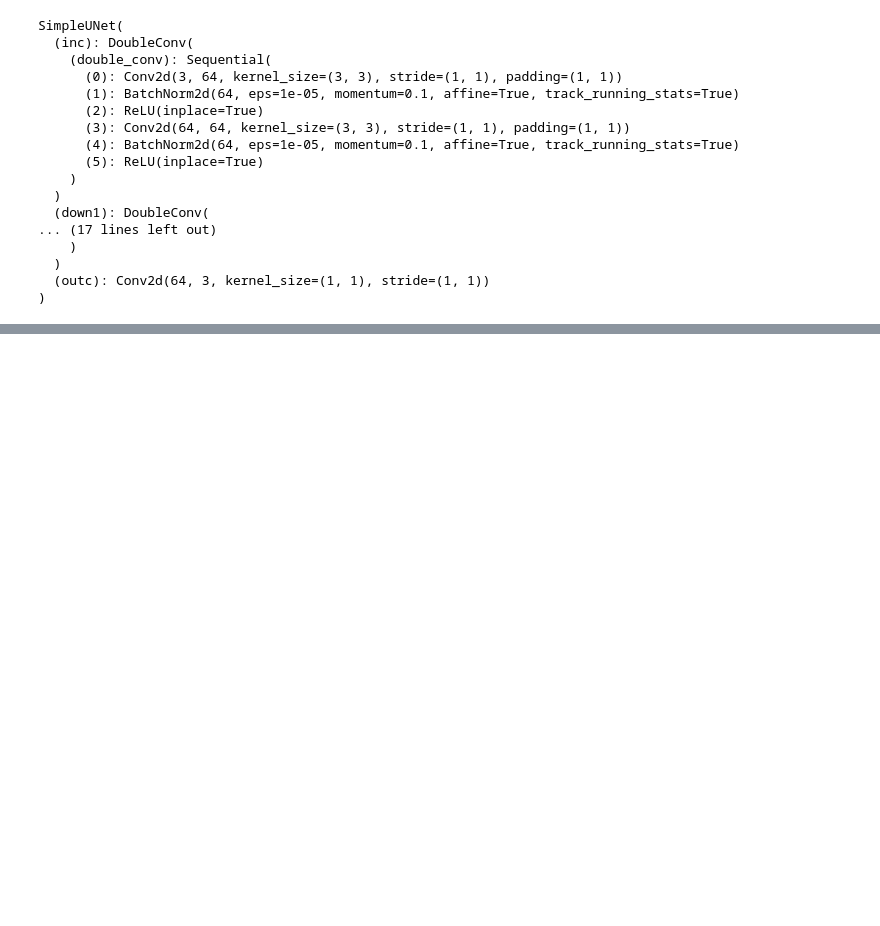
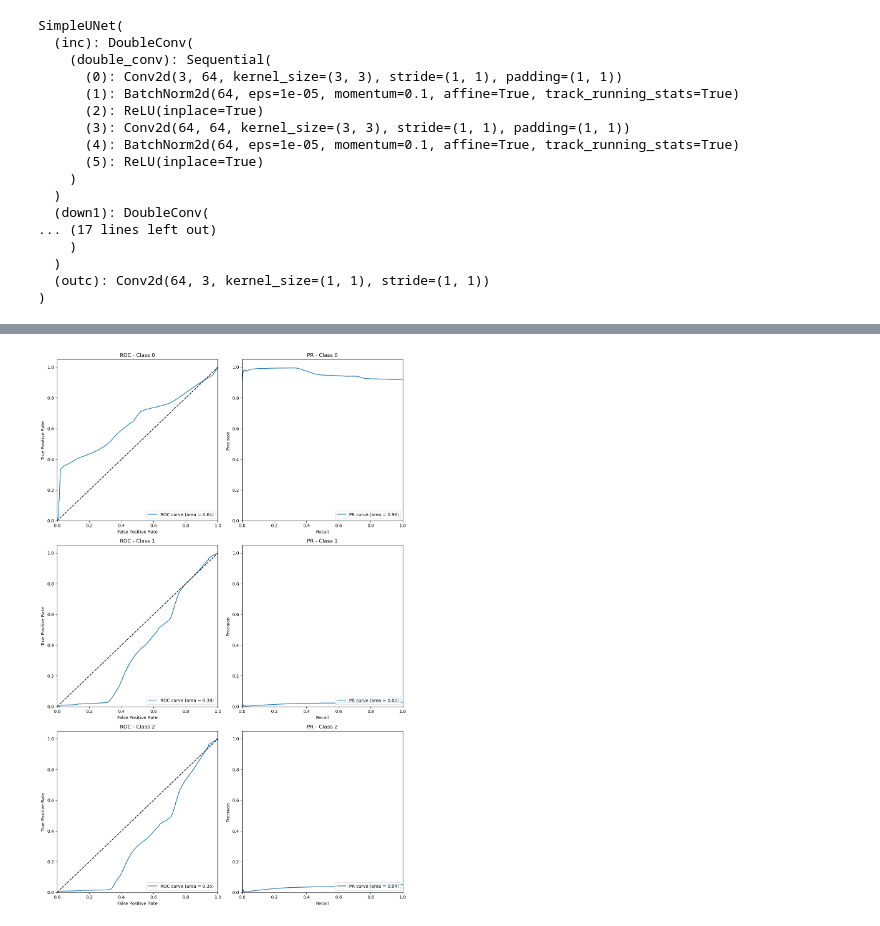
Before and after one commit to jbymy2000/cv-assignment, a Jupyter notebook: notebook.ipynb, the cells around one changed output, grey strips where cells are left out. Saved outputs shown, nothing was run; the diff lists cells and outputs as text; code cells hidden in the pictures; blank space fills up the shorter version.

```diff
--- a/notebook.ipynb
+++ b/notebook.ipynb
@@ -300,3 +301,88 @@ visualize_prediction(model, test_loader,X_test1, device)
 标签 煤矸石: 0.72%
 煤矸石占比为: 0.07868009783194461
 [figure]
+# %%
+import numpy as np
+import torch
+from sklearn.metrics import roc_curve, precision_recall_curve, auc
+import matplotlib.pyplot as plt
+
+def get_predictions_and_labels(model, data_loader, device):
+    model.eval()
+    all_labels = []
+    all_scores = []
+
+    with torch.no_grad():
+        for images, labels in data_loader:
+            images = images.to(device)
+            labels = labels.to(device)
+            outputs = model(images)
+
+            # 获取预测分数（softmax后的概率）
+            scores = torch.softmax(outputs, dim=1)  # (batch_size, num_classes, H, W)
+
+            all_labels.append(labels.cpu().numpy().flatten())
+            all_scores.append(scores.cpu().numpy().reshape(-1, scores.shape[1]))
+
+    all_labels = np.concatenate(all_labels)
+    all_scores = np.concatenate(all_scores)
+
+    return all_labels, all_scores
+
+def plot_roc_pr_curves(labels, scores, num_classes):
+    fig, axs = plt.subplots(num_classes, 2, figsize=(12, 18))
+
+    for i in range(num_classes):
+        # 将标签转换为二分类格式
+        binary_labels = (labels == i).astype(int)
+
+        # 计算 ROC 曲线
+        fpr, tpr, _ = roc_curve(binary_labels, scores[:, i])
+        roc_auc = auc(fpr, tpr)
+
+        # 计算 PR 曲线
+        precision, recall, _ = precision_recall_curve(binary_labels, scores[:, i])
+        pr_auc = auc(recall, precision)
+
+        # 绘制 ROC 曲线
+        axs[i, 0].plot(fpr, tpr, label=f'ROC curve (area = {roc_auc:.2f})')
+        axs[i, 0].plot([0, 1], [0, 1], 'k--')
+        axs[i, 0].set_xlim([0.0, 1.0])
+        axs[i, 0].set_ylim([0.0, 1.05])
+        axs[i, 0].set_xlabel('False Positive Rate')
+        axs[i, 0].set_ylabel('True Positive Rate')
+        axs[i, 0].set_title(f'ROC - Class {i}')
+        axs[i, 0].legend(loc="lower right")
+
+        # 绘制 PR 曲线
+        axs[i, 1].plot(recall, precision, label=f'PR curve (area = {pr_auc:.2f})')
+        axs[i, 1].set_xlim([0.0, 1.0])
+        axs[i, 1].set_ylim([0.0, 1.05])
+        axs[i, 1].set_xlabel('Recall')
+        axs[i, 1].set_ylabel('Precision')
+        axs[i, 1].set_title(f'PR - Class {i}')
+        axs[i, 1].legend(loc="lower right")
+
+    plt.tight_layout()
+    plt.show()
+
+# 加载模型和优化器状态
+checkpoint = torch.load('model_and_optimizer.pth')
+model = SimpleUNet(n_channels=3, n_classes=3)
+optimizer = optim.Adam(model.parameters(), lr=0.001)
+
+model.load_state_dict(checkpoint['model_state_dict'])
+optimizer.load_state_dict(checkpoint['optimizer_state_dict'])
+device = torch.device("cuda" if torch.cuda.is_available() else "cpu")
+model.to(device)  # 不要忘记将模型发送到正确的设备
+model.eval()
+
+# 获取测试集上的预测结果和真实标签
+labels, scores = get_predictions_and_labels(model, test_loader, device)
+# 确保长度一致
+assert len(labels) == scores.shape[0], "Labels and scores length mismatch"
+
+# 绘制 ROC 曲线和 PR 曲线
+plot_roc_pr_curves(labels, scores, num_classes=3)
+# %% [output]
+[figure, added]
```
Also changed, not shown: parts of 1 cell of this notebook.
